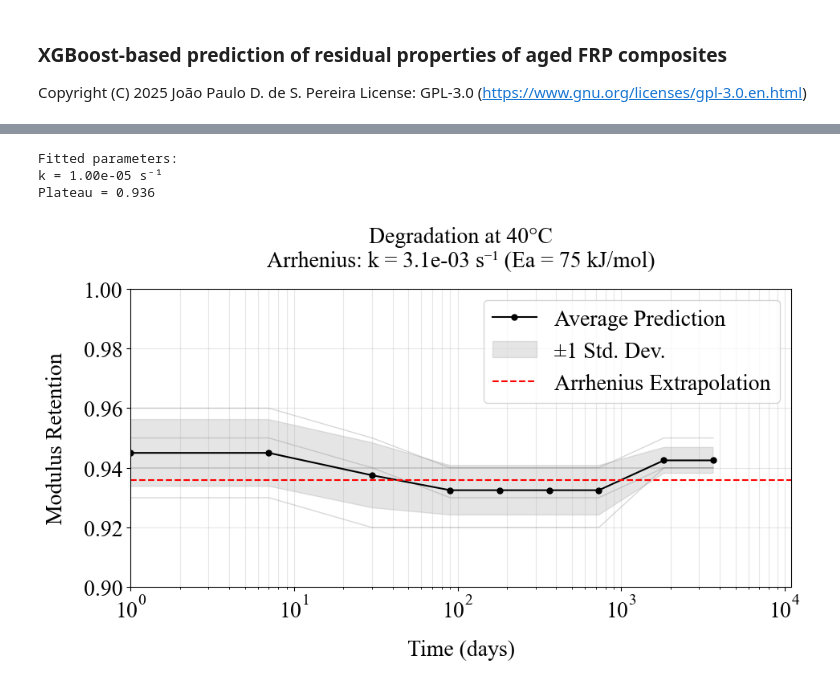
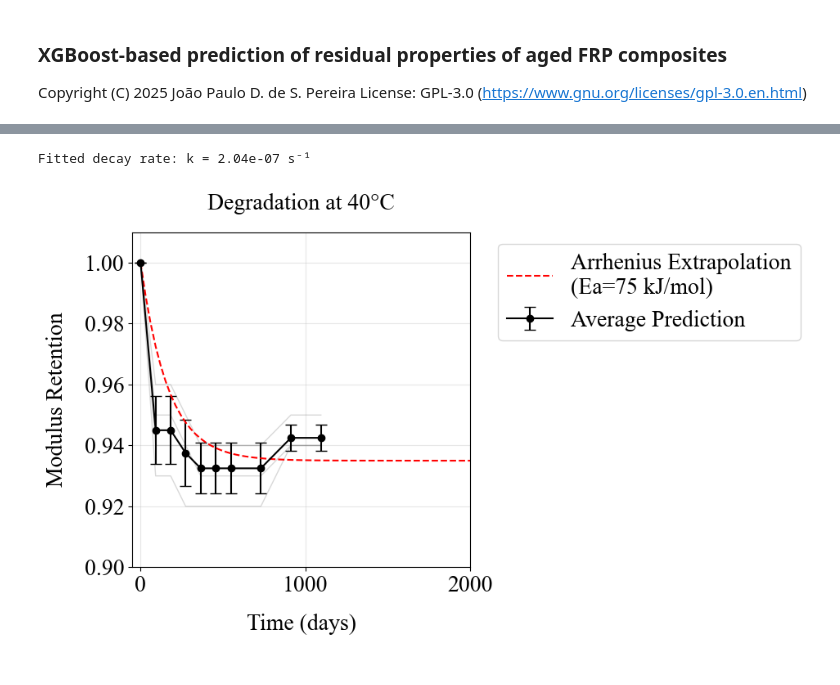
Before and after one commit to jpdspz/frp-aging-xgboost, a Jupyter notebook: frp-aging-xgboost.ipynb, the cells around one changed output, grey strips where cells are left out. Cells and saved outputs as stored; diff of their text form; code cells hidden in the pictures.

```diff
--- a/frp-aging-xgboost.ipynb
+++ b/frp-aging-xgboost.ipynb
@@ -1201,15 +1202,17 @@ cols_to_drop = ['Author',
             'Relative humidity',
             'Sustained loading',
             'Exposure time (hours)',
+            'Exposure time (days)',
             'Min. exposure temperature (°C)',
             'Max. exposure temperature (°C)',
+            'Avg. exposure temperature (°C)',
             'Temperature range (°C)',
-            'Unaged elastic modulus (GPa)',
-            'Residual elastic modulus (GPa)'
-            #'Elastic modulus retention'
+            #'Unaged elastic modulus (GPa)',
+            #'Residual elastic modulus (GPa)'
+            'Elastic modulus retention'
             ]
 
-predictor = Predictor(target='Elastic modulus retention')
+predictor = Predictor(target='Residual elastic modulus (GPa)')
 predictor.train(file_name='training-dataset.csv', cols_to_drop=cols_to_drop,
     n_runs=4, log_transf = [])
 # %% [output]
@@ -1295,7 +1341,7 @@ for i in range(len(predictor.trained_models)):
     y_pred = predictor.trained_models[i]['model'].predict(X_pred).tolist()
     for j in range(len(y_pred)):
         y_pred[j] = round(y_pred[j], 2)
-    y_pred[0] = 1 # Enforce retention equal to 1 at t=0 for physical reasoning (fluctuates between 0.98, 0.99, 1.00)
+    y_pred[0] = unaged_modulus # Enforce modulus equal to unaged at t=0 for physical reasoning
     y_preds.append(y_pred)
     print(y_pred)
 
@@ -1468,12 +1514,12 @@ model_preds = np.array([
     [1, 0.94, 0.94, 0.94, 0.93, 0.93, 0.93, 0.93, 0.94, 0.94]
 ])
 
-# Time points (days) - assuming these match your predictions
-time_days = np.array([0, 1, 7, 30, 90, 180, 365, 730, 1825, 3650])
+# Your exact exposure times (days)
+time_days = np.array([0, 91.25, 182.5, 273.75, 365, 456.25, 547.5, 730, 912.5, 1095])
 time_sec = time_days * 24 * 3600  # Convert to seconds
 
 # Temperature (assuming single temperature prediction)
-T_C = 40  # °C (adjust if your predictions are for different T)
+T_C = 40  # °C (adjust if needed)
 T_K = T_C + 273.15
 
 # =============================================
@@ -1483,78 +1529,70 @@ avg_pred = np.mean(model_preds, axis=0)
 std_pred = np.std(model_preds, axis=0)
 
 # =============================================
-# 3. Fit Plateaued Decay Model to Average
+# 3. Fit Exponential Decay Model (No Plateau)
 # =============================================
-def decay_model(t, k, D):
-    """Modified exponential decay with plateau"""
-    return D + (1-D)*np.exp(-k*t)
+def decay_model(t, k):
+    """Simple exponential decay starting at 1"""
+    return (1-0.935) * np.exp(-k*t) + .935
 
-# Fit only to t > 0 (avoid forcing through t=0)
+# Fit to all points (including t=0)
 popt, pcov = curve_fit(
     decay_model,
-    time_sec[1:],  # Exclude t=0
-    avg_pred[1:],
-    p0=[1e-8, 0.94],  # Initial guess for k and plateau
-    bounds=([1e-10, 0.9], [1e-5, 1.0])  # k ∈ [1e-10,1e-5], plateau ∈ [0.9,1.0]
+    time_sec,
+    avg_pred,
+    p0=1e-8,
+    bounds=(1e-9, 1e-5)
 )
-k_fit, D_fit = popt
-print(f"Fitted parameters:\nk = {k_fit:.2e} s⁻¹\nPlateau = {D_fit:.3f}")
+k_fit = popt[0]
+print(f"Fitted decay rate: k = {k_fit:.2e} s⁻¹")
 
 # =============================================
 # 4. Arrhenius Extrapolation (Example Values)
 # =============================================
-# Using typical GFRP values (replace with your actual Arrhenius fit if available)
-A = 1e10  # Pre-exponential factor (1/s)
+# Using typical GFRP values (replace with your actual fit)
+A = 1.95e10  # Pre-exponential factor (1/s)
 Ea = 75e3  # Activation energy (75 kJ/mol)
 
 def arrhenius(T, A, Ea):
     R = 8.314  # J/(mol·K)
     return A * np.exp(-Ea/(R*T))
 
 # Calculate k at your prediction temperature
 k_T = arrhenius(T_K, A, Ea)
 
 # =============================================
 # 5. Plot Results
 # =============================================
 plt.figure(figsize=(10, 6))
 
 # Plot individual model predictions (thin lines)
 for i, pred in enumerate(model_preds):
     plt.plot(time_days, pred, color='gray', alpha=0.3, linewidth=1)
 
 # Plot average prediction with error bands
-plt.plot(time_days, avg_pred, 'ko-', label='Average Prediction', markersize=5)
-plt.fill_between(
-    time_days,
-    avg_pred - std_pred,
-    avg_pred + std_pred,
-    color='gray', alpha=0.2, label='±1 Std. Dev.'
-)
+plt.errorbar(time_days, avg_pred, yerr=std_pred,
+             fmt='ko-', capsize=5, label='Average Prediction')
 
 # Plot Arrhenius-extrapolated curve
-t_extended = np.logspace(0, np.log10(3650*3), 100)  # Extend to ~10 years
-y_extrapolated = decay_model(t_extended*24*3600, k_T, D_fit)
-plt.plot(t_extended, y_extrapolated, 'r--', label='Arrhenius Extrapolation')
+t_extended = np.linspace(0, 3000, 100)  # Extend to ~8 years
+y_extrapolated = decay_model(t_extended, k_T)
+plt.plot(t_extended, y_extrapolated, 'r--',
+         label=f'Arrhenius Extrapolation\n(Ea={Ea/1000:.0f} kJ/mol)')
 
 # Formatting
-plt.xscale('log')
 plt.xlabel('Time (days)')
 plt.ylabel('Modulus Retention')
-plt.title(f'Degradation at {T_C}°C\n'
-          f'Arrhenius: k = {k_T:.1e} s⁻¹ (Ea = {Ea/1000:.0f} kJ/mol)')
-plt.legend()
-plt.grid(True, which="both", alpha=0.3)
-plt.xlim(1, 3650*3)  # Show from 1 day to ~10 years
-plt.ylim(0.9, 1.0)
+plt.title(f'Degradation at {T_C}°C')
+plt.legend(bbox_to_anchor=(1.05, 1), loc='upper left')
+plt.grid(True, alpha=0.3)
+plt.xlim(-50, 2000)  # Show from t=0
+plt.ylim(0.9, 1.01)
 
 plt.tight_layout()
 plt.show()
 # %% [output]
-Fitted parameters:
-k = 1.00e-05 s⁻¹
-Plateau = 0.936
+Fitted decay rate: k = 2.04e-07 s⁻¹
-[figure, old version]
+[figure, new version]
 # %%
 import numpy as np
 import matplotlib.pyplot as plt
```
Also changed, not shown: parts of 8 cells of this notebook, 4 other files.
